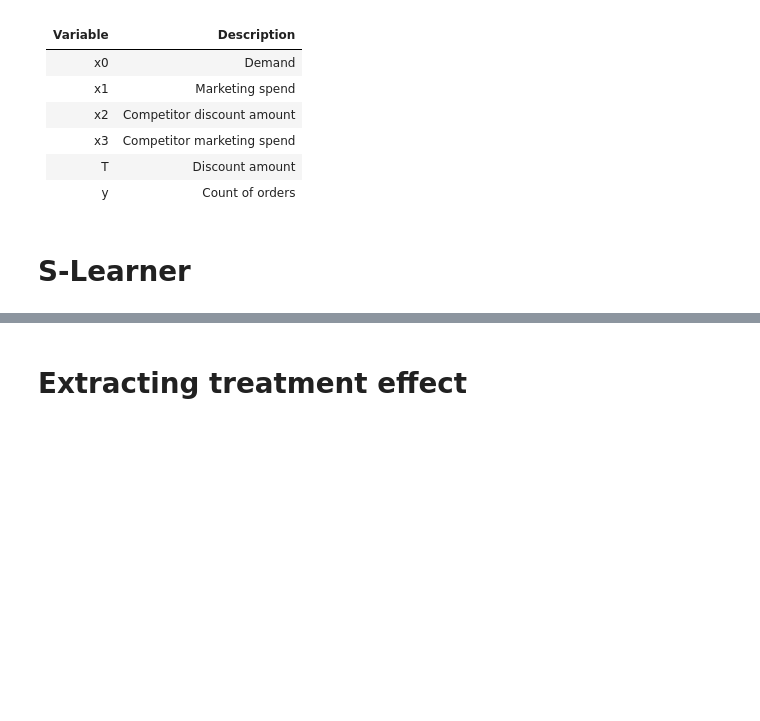
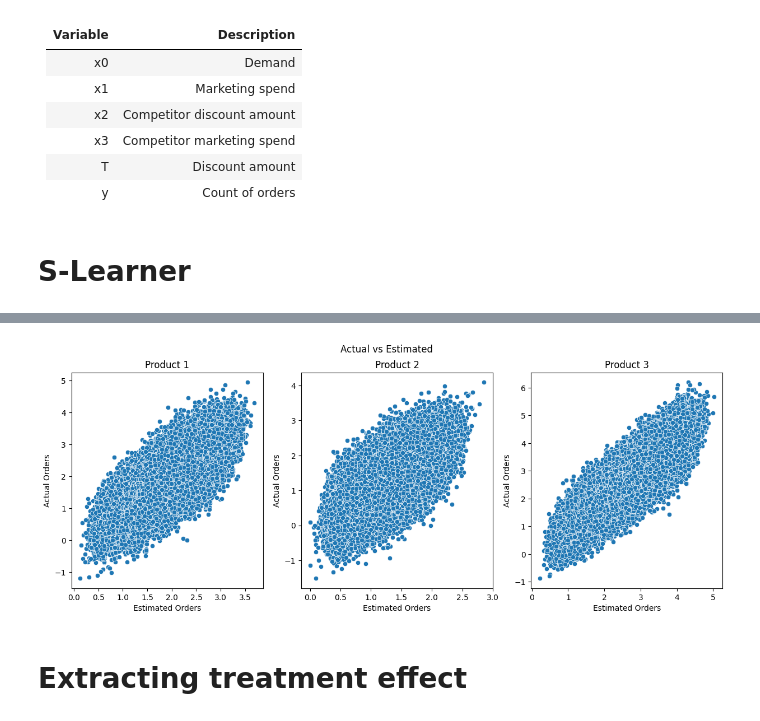
Before and after one commit to raz1470/causal_ai, a Jupyter notebook: notebooks/optimising nonlinear treatment effects in pricing and promotions.ipynb, the cells around one changed output, grey strips where cells are left out. Saved outputs shown, nothing was run; the diff lists cells and outputs as text; code cells hidden in the pictures; blank space fills up the shorter version.

```diff
--- a/notebooks/optimising nonlinear treatment effects in pricing and promotions.ipynb
+++ b/notebooks/optimising nonlinear treatment effects in pricing and promotions.ipynb
@@ -90,3 +106,11 @@ y_train_3, X_train_3, T_mm  = data_generator(1.25)
+# %%
+np.random.seed(1234)
+
+n=100000
+
+y_train_1, X_train_1, T_mm_1, tau_1 = data_generator(n, 1.00, 2, 5000)
+y_train_2, X_train_2, T_mm_2, tau_2 = data_generator(n, 0.25, 2, 5000)
+y_train_3, X_train_3, T_mm_3, tau_3 = data_generator(n, 2.00, 2, 5000)
 # %% [markdown]
 # S-Learner
 # %%
@@ -116,0 +131,6 @@ sns.scatterplot(x=yhat_train_1, y=y_train_1)
+# %%
+np.random.seed(1234)
+
+model_1, yhat_train_1 = train_slearner(X_train_1, y_train_1)
+model_2, yhat_train_2 = train_slearner(X_train_2, y_train_2)
+model_3, yhat_train_3 = train_slearner(X_train_3, y_train_3)
@@ -117,3 +155,30 @@ sns.scatterplot(x=yhat_train_1, y=y_train_1)
+# %%
+# Create a figure and subplots
+fig, axes = plt.subplots(1, 3, figsize=(15, 5))
+
+# Plot scatter plots on each subplot
+sns.scatterplot(x=yhat_train_1, y=y_train_1, ax=axes[0])
+axes[0].set_title('Product 1')
+axes[0].set_xlabel('Estimated Orders')
+axes[0].set_ylabel('Actual Orders')
+
+sns.scatterplot(x=yhat_train_2, y=y_train_2, ax=axes[1])
+axes[1].set_title('Product 2')
+axes[1].set_xlabel('Estimated Orders')
+axes[1].set_ylabel('Actual Orders')
+
+sns.scatterplot(x=yhat_train_3, y=y_train_3, ax=axes[2])
+axes[2].set_title('Product 3')
+axes[2].set_xlabel('Estimated Orders')
+axes[2].set_ylabel('Actual Orders')
+
+# Add labels to the entire figure
+fig.suptitle('Actual vs Estimated')
+
+# Show plots
+plt.show()
+# %% [output]
+[figure, added]
 # %% [markdown]
 # Extracting treatment effect
 # %%
```
Also changed, not shown: parts of 36 cells of this notebook, 7 other files.
